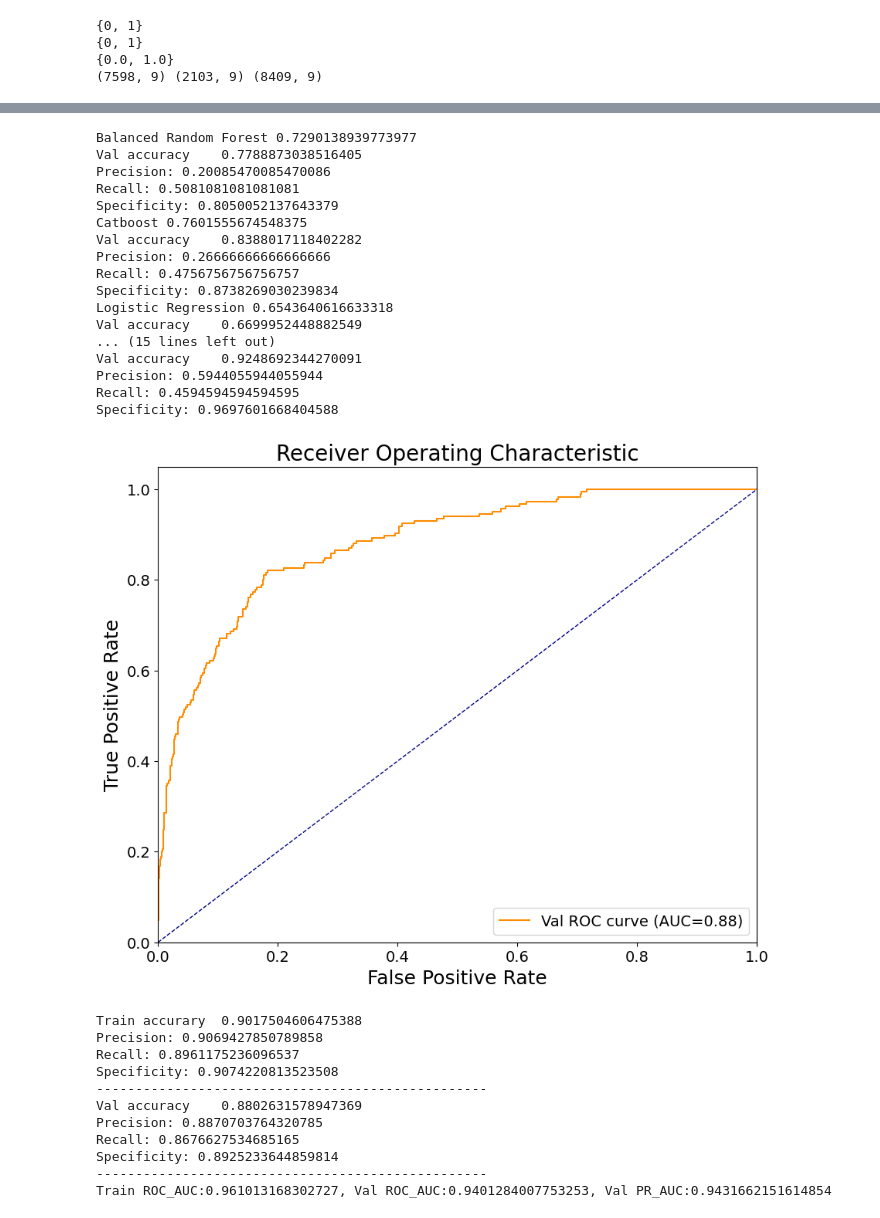
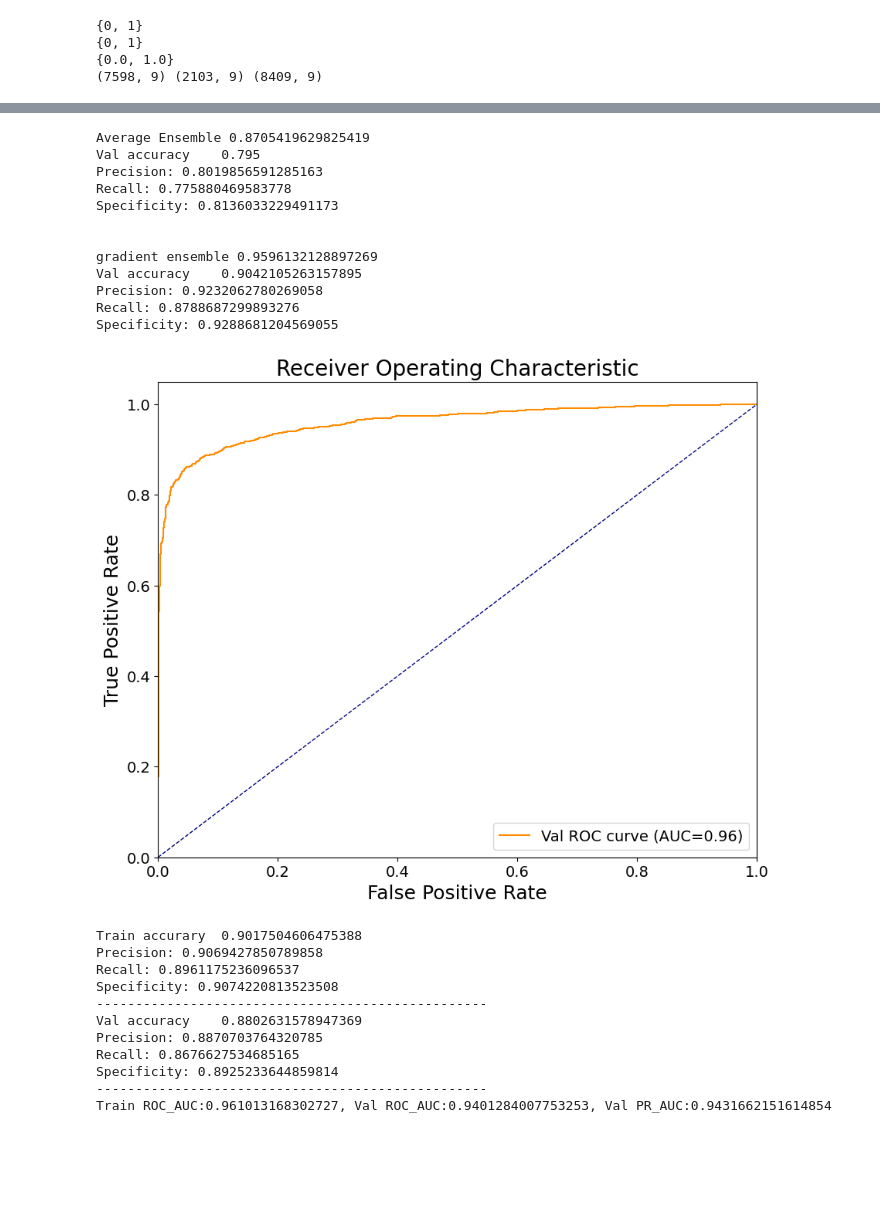
Before and after one commit to ssssszj/Tumor_prediction, a Jupyter notebook: ensemble_model.ipynb, the cells around one changed output, grey strips where cells are left out. Drawn from its saved outputs; the diff is of its cells as text; code cells hidden in the pictures; blank space fills up the shorter version.

```diff
--- a/ensemble_model.ipynb
+++ b/ensemble_model.ipynb
@@ -238,7 +238,7 @@ print(X_train_base.shape,X_test.shape,X_train.shape)
 from sklearn.base import clone
 
 def get_models():
-    brf = BalancedRandomForestClassifier(n_estimators=1000,max_depth = 7,random_state=SEED,sampling_strategy='all',replacement=True,bootstrap=False)
+    rf = RandomForestClassifier(n_estimators=1000,max_depth = 7,random_state=SEED)
     ctb = CatBoostClassifier(learning_rate=0.01,max_depth=7,verbose=0,random_state=SEED)
     lr = LogisticRegression(max_iter=10000)
     ada = AdaBoostClassifier(n_estimators=1000,learning_rate=0.01,random_state=SEED)
@@ -246,7 +246,7 @@ def get_models():
     gbm = GradientBoostingClassifier(n_estimators=1000,learning_rate=0.01)
 
     models = {
-        'Balanced Random Forest': brf,
+        'Random Forest': rf,
         'Catboost': ctb,
         'Logistic Regression': lr,
         'AdaBoost': ada,
@@ -313,6 +313,7 @@ meta_model = GradientBoostingClassifier(
     random_state=SEED
 )
 
+
 #训练基学习器
 train_base_model(base_models,inp=X_train_base,label=y_train_base)
 
@@ -322,12 +323,13 @@ print(probs.shape)
 meta_model.fit(probs,y_test_base)
 
 #测试元学习器
-base_probs = predict_base_model(base_models,inp=X_test)
+base_probs = predict_base_model(base_models,inp=X_test_se)
 meta_probs = meta_model.predict_proba(base_probs)[:,1]
 
-# cv_base_learners,cv_meta_learners = stacking(base_models,clone(meta_model),X_train_se,y_train_se,KFold(n_splits=5))
-# base_probs = predict_base_model(cv_base_learners,X_test)
-# meta_probs = cv_meta_learners.predict_proba(base_probs)[:,1]
-print('gradient ensemble',roc_auc_score(y_test,meta_probs))
+'''cv_base_learners,cv_meta_learners = stacking(base_models,clone(meta_model),X_train_se,y_train_se,KFold(n_splits=5))
+base_probs = predict_base_model(cv_base_learners,X_test)
+meta_probs = cv_meta_learners.predict_proba(base_probs)[:,1]'''
+
+print('gradient ensemble',roc_auc_score(y_test_se,meta_probs))
 # %% [output]
 (7598, 6)
@@ -335,6 +337,6 @@ gradient ensemble 0.8857171039652791
 # %%
-base_probs = predict_base_model(base_models,inp=X_test)
-model_names = ['BRF','Catboost','Logistic','AdaBoost','XGBoost','GBM']
+base_probs = predict_base_model(base_models,inp=X_test_se)
+model_names = ['RF','Catboost','Logistic','AdaBoost','XGBoost','GBM']
 df_P = np.zeros((base_probs.shape[0],len(model_names)))
 df_P = pd.DataFrame(df_P,columns=model_names)
 for i in range(len(model_names)):
@@ -372,71 +428,47 @@ plt.show()
 # %%
 
-Fprs = []
-Tprs = []
-ROC_AUCs = []
-model_names = list(base_models.keys())
-for m in range(base_probs.shape[1]):
-    fpr,tpr,_ = roc_curve(y_test,base_probs[:,m])
-    Fprs.append(fpr)
-    Tprs.append(tpr)
-    ROC_AUCs.append(auc(fpr,tpr))
-    score = roc_auc_score(y_test,base_probs[:,m])
-    print(model_names[m],score)
 
-    y_predict = base_models[model_names[m]].predict(X_test)
-    tn,fp,fn,tp = confusion_matrix(y_test,y_predict).ravel()
-    print("Val accuracy\t"+str(np.mean(y_test == y_predict)))
-    print("Precision:",precision_score(y_test, y_predict))
-    print("Recall:",tp/(tp+fn))
-    print("Specificity:",tn/(tn+fp))
-
-print('Average Ensemble',roc_auc_score(y_test,base_probs.mean(axis=1)))
-print('gradient ensemble',roc_auc_score(y_test,meta_probs))
+print('gradient ensemble',roc_auc_score(y_test_se,meta_probs))
 y_predict = meta_model.predict(base_probs)
-tn,fp,fn,tp = confusion_matrix(y_test,y_predict).ravel()
-print("Val accuracy\t"+str(np.mean(y_test == y_predict)))
-print("Precision:",precision_score(y_test, y_predict))
+tn,fp,fn,tp = confusion_matrix(y_test_se,y_predict).ravel()
+print("Val accuracy\t"+str(np.mean(y_test_se == y_predict)))
+print("Precision:",precision_score(y_test_se, y_predict))
 print("Recall:",tp/(tp+fn))
 print("Specificity:",tn/(tn+fp))
 
-fpr,tpr, thresholds = roc_curve(y_test,meta_probs)
+fpr,tpr, thresholds = roc_curve(y_test_se,meta_probs)
 roc_auc = auc(fpr,tpr)
 Fprs.append(fpr)
 Tprs.append(tpr)
 ROC_AUCs.append(auc(fpr,tpr))
 
 
 
 plt1,ax = plt.subplots(figsize=(10,8))
 ax.plot(fpr,tpr,color='darkorange',label='Val ROC curve (AUC={:.2f})'.format(roc_auc))
 ax.plot([0, 1], [0, 1], color='navy', lw=1, linestyle='--')
 ax.set_xlim([0.0, 1.0])
 ax.set_ylim([0.0, 1.05])
 ax.set_xticks(np.arange(0.0,1.1,0.2))
 ax.set_yticks(np.arange(0.0,1.1,0.2))
 ax.set_xticklabels(['0.0','0.2','0.4','0.6','0.8','1.0'],fontsize=14,weight='light')
 ax.set_yticklabels(['0.0','0.2','0.4','0.6','0.8','1.0'],fontsize=14,weight='light')
 ax.set_xlabel('False Positive Rate',fontsize=18)
 ax.set_ylabel('True Positive Rate',fontsize=18)
 ax.set_title('Receiver Operating Characteristic',fontsize=20)
 ax.legend(loc="lower right",prop={'size': 14, 'weight':'light'},labelspacing=0.8)
 plt.show()
 # %% [output]
-Balanced Random Forest 0.7290138939773977
-Val accuracy    0.7788873038516405
-Precision: 0.20085470085470086
-Recall: 0.5081081081081081
-Specificity: 0.8050052137643379
-Catboost 0.7601555674548375
-Val accuracy    0.8388017118402282
-Precision: 0.26666666666666666
-Recall: 0.4756756756756757
-Specificity: 0.8738269030239834
-Logistic Regression 0.6543640616633318
-Val accuracy    0.6699952448882549
-... (15 lines left out)
-Val accuracy    0.9248692344270091
-Precision: 0.5944055944055944
-Recall: 0.4594594594594595
-Specificity: 0.9697601668404588
+Average Ensemble 0.8705419629825419
+Val accuracy    0.795
+Precision: 0.8019856591285163
+Recall: 0.775880469583778
+Specificity: 0.8136033229491173
+
+
+gradient ensemble 0.9596132128897269
+Val accuracy    0.9042105263157895
+Precision: 0.9232062780269058
+Recall: 0.8788687299893276
+Specificity: 0.9288681204569055
-[figure, old version]
+[figure, new version]
```
Also changed, not shown: parts of 5 cells of this notebook.
